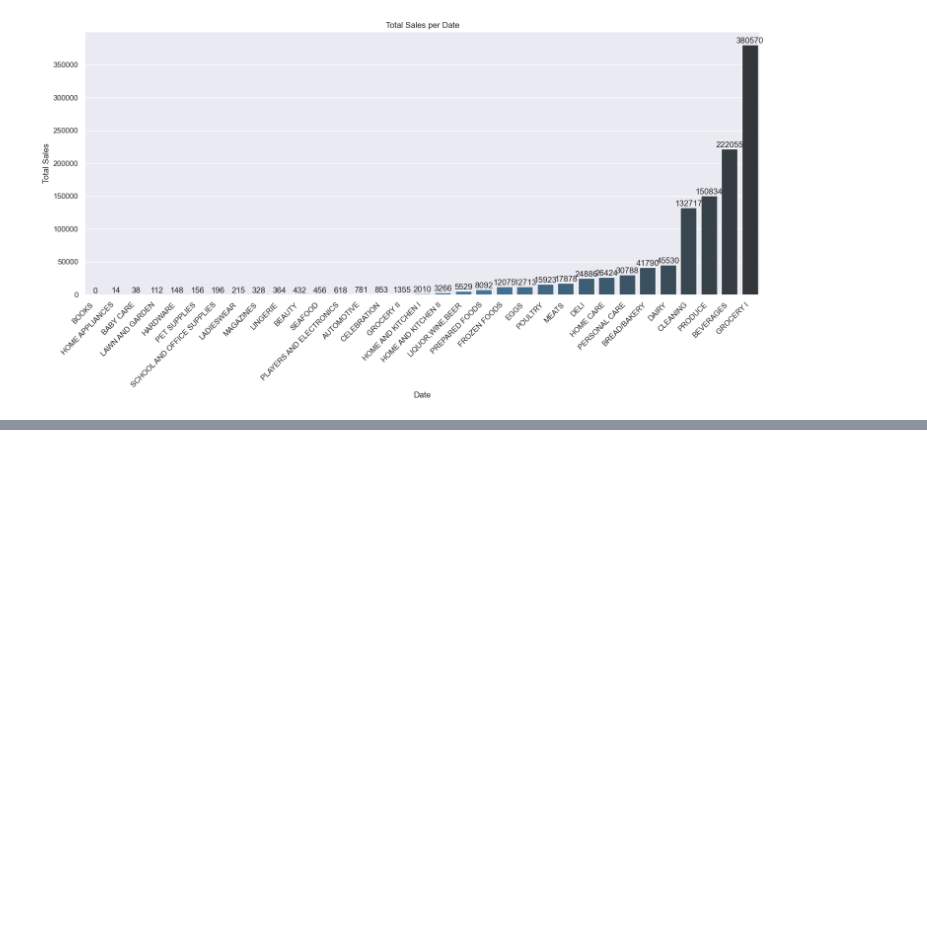
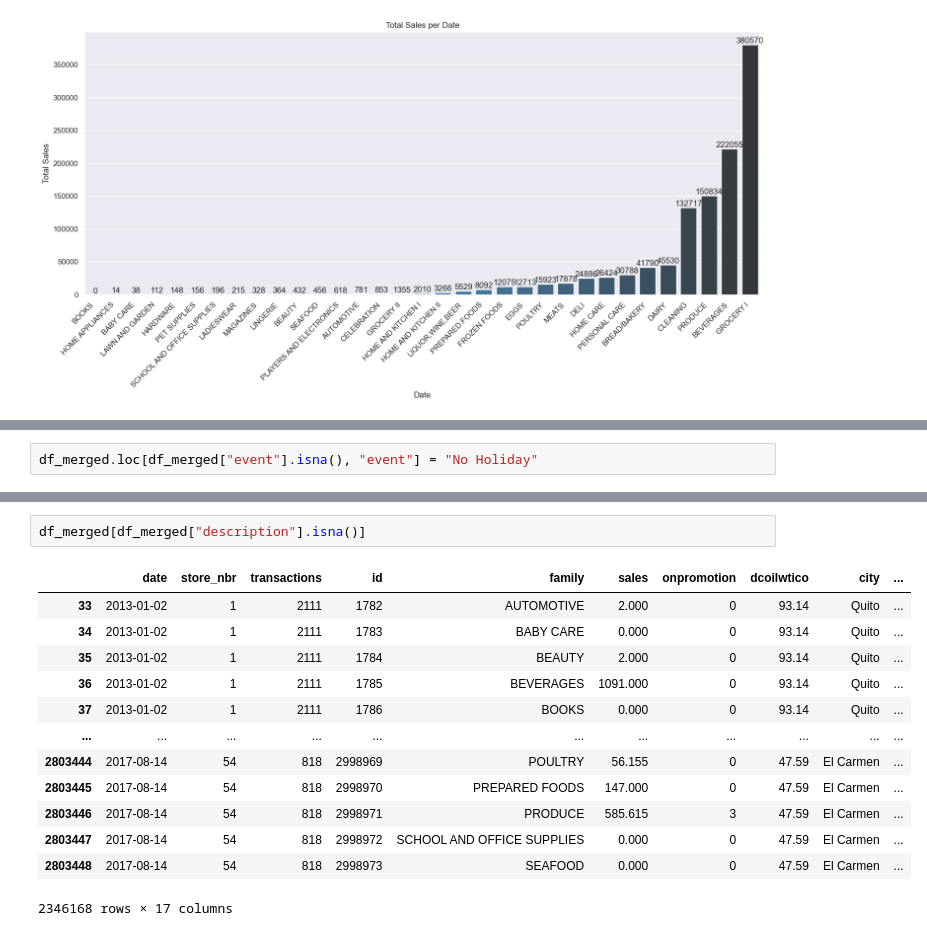
Before and after one commit to melisnv/data-science-projects, a Jupyter notebook: time-series-store-sales/holiday-analysis.ipynb, the cells around one changed output, grey strips where cells are left out. Drawn from its saved outputs; the diff is of its cells as text; blank space fills up the shorter version.

```diff
--- a/time-series-store-sales/holiday-analysis.ipynb
+++ b/time-series-store-sales/holiday-analysis.ipynb
@@ -312,0 +307,2 @@ plt.show()
+# %%
+df_merged.loc[df_merged["event"].isna(), "event"] = "No Holiday"
@@ -312,0 +322,16 @@ plt.show()
+# %%
+df_merged[df_merged["description"].isna()]
+# %% [output]
+|  | date | store_nbr | transactions | id | family | sales | onpromotion | dcoilwtico | city | ... |
+| 33 | 2013-01-02 | 1 | 2111 | 1782 | AUTOMOTIVE | 2.000 | 0 | 93.14 | Quito | ... |
+| 34 | 2013-01-02 | 1 | 2111 | 1783 | BABY CARE | 0.000 | 0 | 93.14 | Quito | ... |
+| 35 | 2013-01-02 | 1 | 2111 | 1784 | BEAUTY | 2.000 | 0 | 93.14 | Quito | ... |
+| 36 | 2013-01-02 | 1 | 2111 | 1785 | BEVERAGES | 1091.000 | 0 | 93.14 | Quito | ... |
+| 37 | 2013-01-02 | 1 | 2111 | 1786 | BOOKS | 0.000 | 0 | 93.14 | Quito | ... |
+| ... | ... | ... | ... | ... | ... | ... | ... | ... | ... | ... |
+| 2803444 | 2017-08-14 | 54 | 818 | 2998969 | POULTRY | 56.155 | 0 | 47.59 | El Carmen | ... |
+| 2803445 | 2017-08-14 | 54 | 818 | 2998970 | PREPARED FOODS | 147.000 | 0 | 47.59 | El Carmen | ... |
+| 2803446 | 2017-08-14 | 54 | 818 | 2998971 | PRODUCE | 585.615 | 3 | 47.59 | El Carmen | ... |
+| 2803447 | 2017-08-14 | 54 | 818 | 2998972 | SCHOOL AND OFFICE SUPPLIES | 0.000 | 0 | 47.59 | El Carmen | ... |
+| 2803448 | 2017-08-14 | 54 | 818 | 2998973 | SEAFOOD | 0.000 | 0 | 47.59 | El Carmen | ... |
+2346168 rows × 17 columns
```
Also changed, not shown: parts of 8 cells of this notebook.
